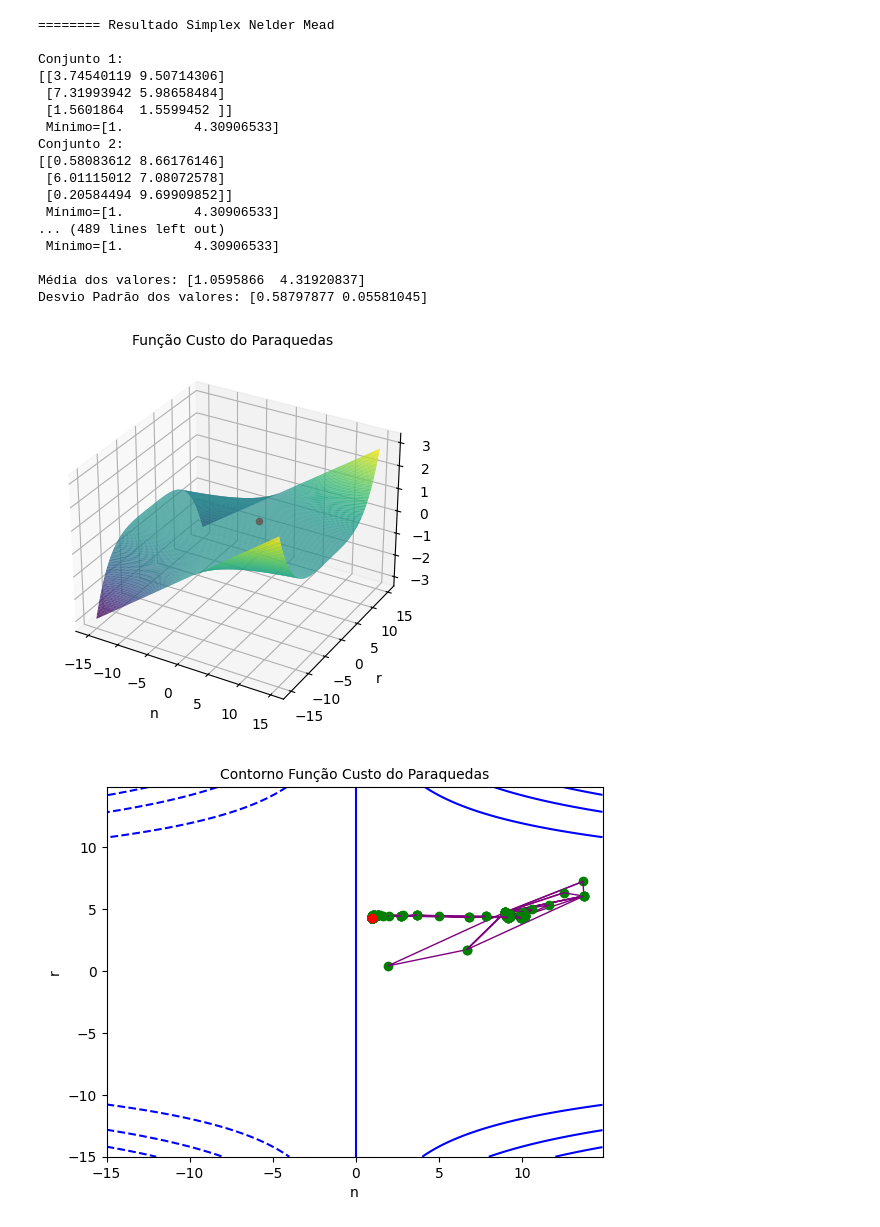
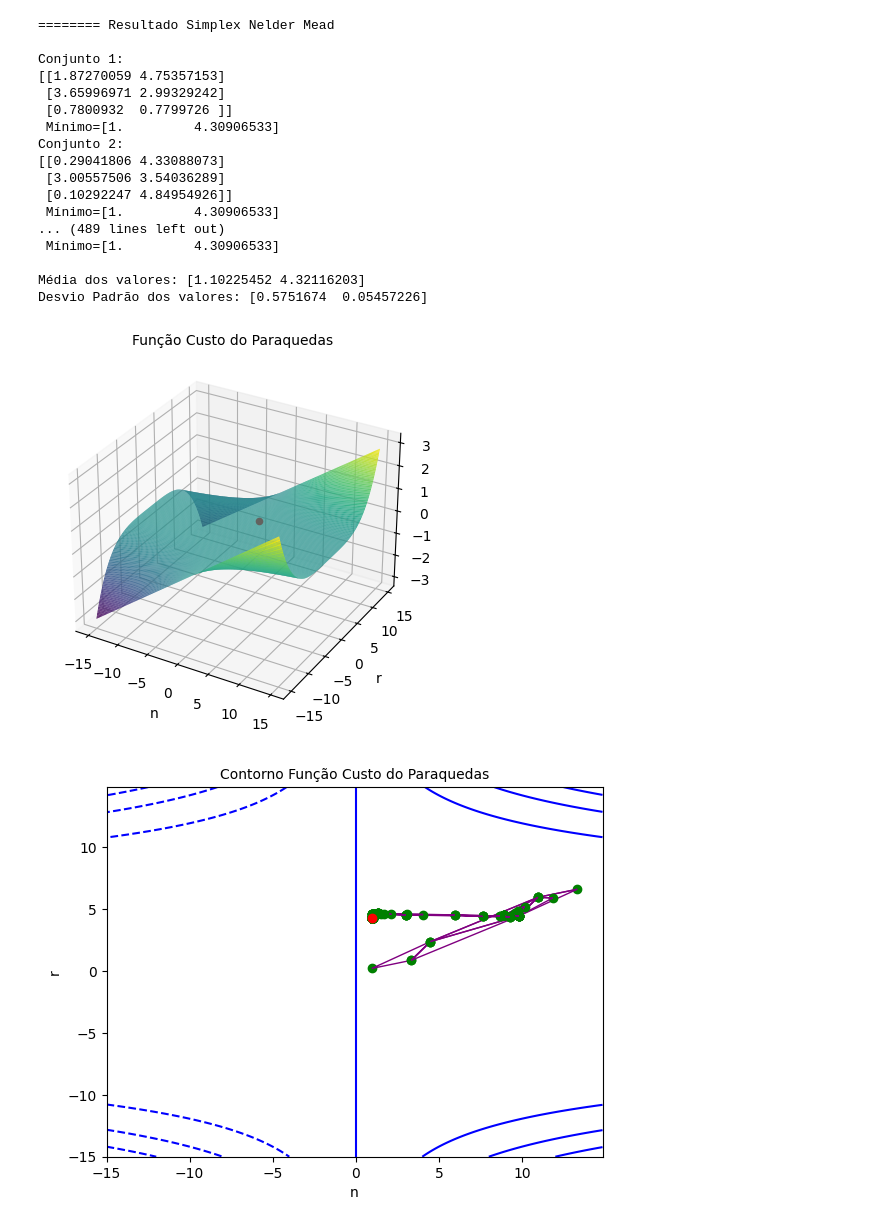
Before and after one commit to victorluis22/trabalho-metodos-otimizacao, a Jupyter notebook: simplexNelderMead.ipynb, the cells around one changed output. Cells and saved outputs as stored; diff of their text form; code cells hidden in the pictures.

```diff
--- a/simplexNelderMead.ipynb
+++ b/simplexNelderMead.ipynb
@@ -188,45 +186,45 @@ pontosPorConjunto = 3
 coordenadasPorPonto = 2
 
 # Cria um array tridimensional para armazenar os conjuntos de pontos
-pontos = np.random.uniform(0, 10, (conjuntos, pontosPorConjunto, coordenadasPorPonto))
+pontos = np.random.uniform(0, 5, (conjuntos, pontosPorConjunto, coordenadasPorPonto))
 
 minimos = []
 triangulos = []
 constantes = [1.0, 2.0, 1.0]
 
 print(f'======== Resultado Simplex Nelder Mead\n')
 # Exibe os conjuntos gerados
 for i, ponto in enumerate(pontos, start=1):
   [min, triangulos] = nelderMeadSimplex(constantes, ponto[0], ponto[1], ponto[2], 2.0)
   print(f"Conjunto {i}:\n{ponto}\n Mínimo={min}")
   minimos.append(min)
 
 minimos = np.array(minimos)
 media = np.array([np.mean(minimos[:, 0]), np.mean(minimos[:, 1])])
 desvioPadrao = np.array([np.std(minimos[:, 0]), np.std(minimos[:, 1])])
 
 print(f'\nMédia dos valores: {media}')
 print(f'Desvio Padrão dos valores: {desvioPadrao}')
 
 plot3D(min, constantes, 15.0)
 plotContour(min, constantes, triangulos, 15.0)
 # %% [output]
 ======== Resultado Simplex Nelder Mead
 
 Conjunto 1:
-[[3.74540119 9.50714306]
- [7.31993942 5.98658484]
- [1.5601864  1.5599452 ]]
+[[1.87270059 4.75357153]
+ [3.65996971 2.99329242]
+ [0.7800932  0.7799726 ]]
  Mínimo=[1.         4.30906533]
 Conjunto 2:
-[[0.58083612 8.66176146]
- [6.01115012 7.08072578]
- [0.20584494 9.69909852]]
+[[0.29041806 4.33088073]
+ [3.00557506 3.54036289]
+ [0.10292247 4.84954926]]
  Mínimo=[1.         4.30906533]
 ... (489 lines left out)
  Mínimo=[1.         4.30906533]
 
-Média dos valores: [1.0595866  4.31920837]
-Desvio Padrão dos valores: [0.58797877 0.05581045]
+Média dos valores: [1.10225452 4.32116203]
+Desvio Padrão dos valores: [0.5751674  0.05457226]
 [figure]
-[figure, old version]
+[figure, new version]
```
Also changed, not shown: parts of 1 cell of this notebook, 5 other files.
